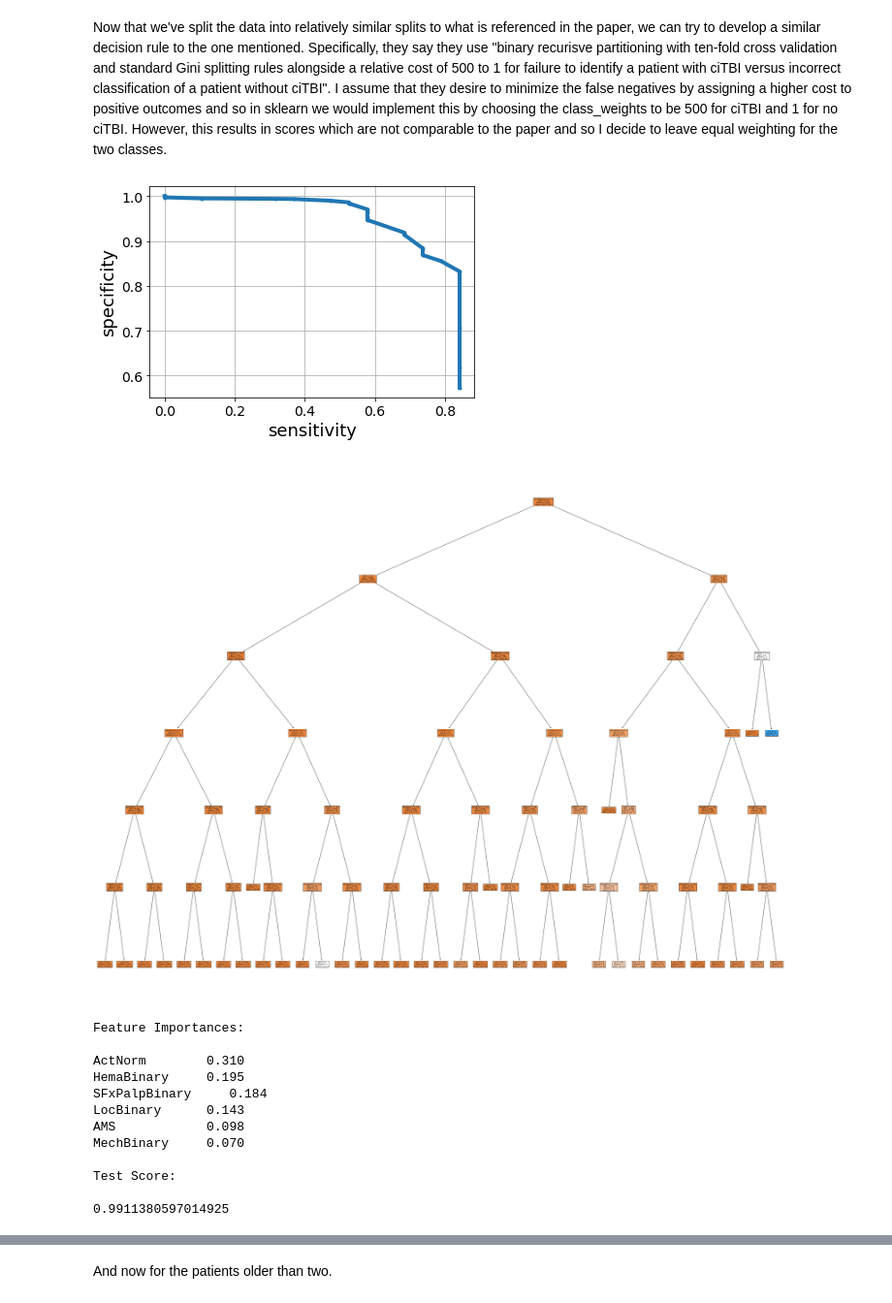
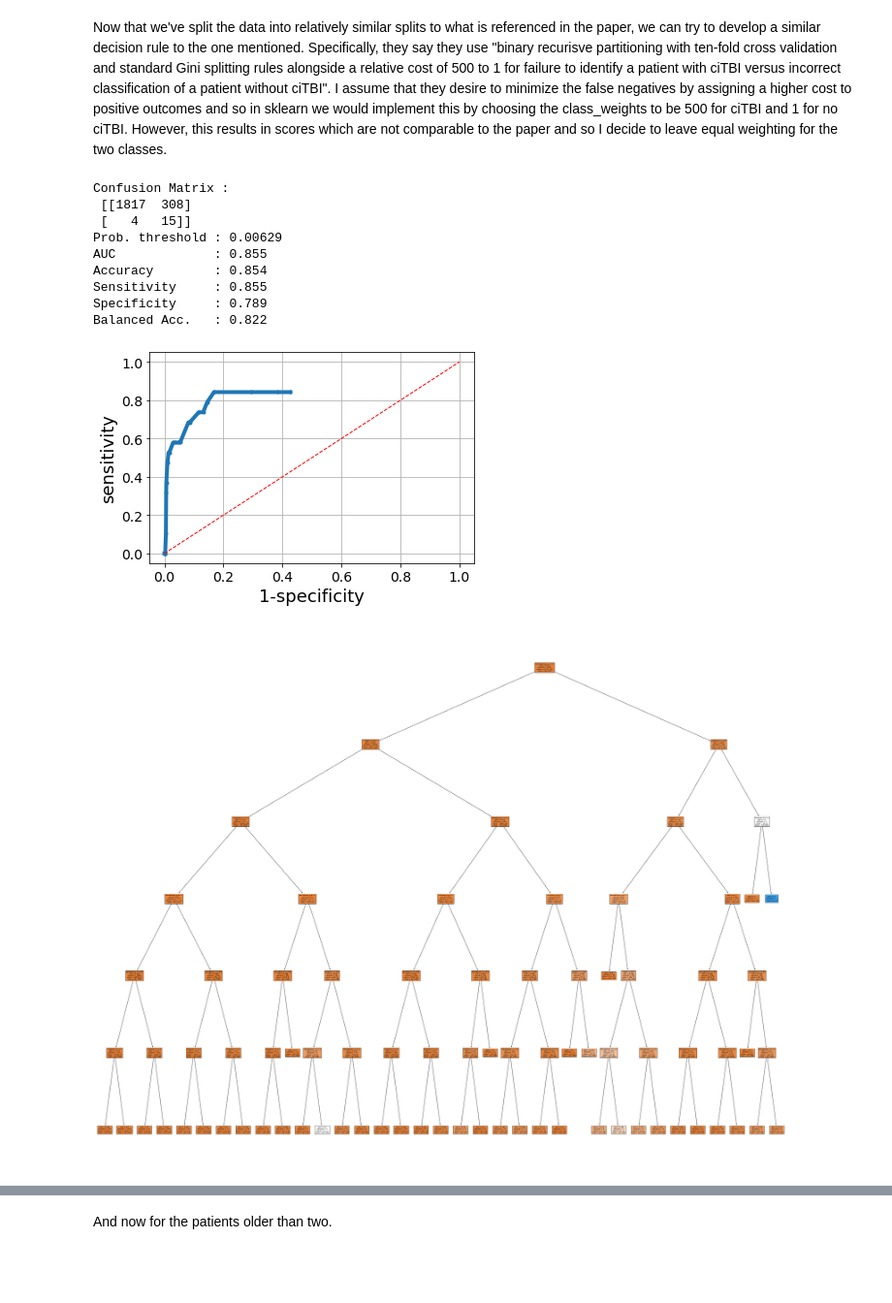
Before and after one commit to Yu-Group/clinical-rule-vetting, a Jupyter notebook: rulevetting/projects/tbi_pecarn/notebooks/Baseline.ipynb, the cells around one changed output, grey strips where cells are left out. Shown at 97% size. Drawn from its saved outputs; the diff is of its cells as text; code cells hidden in the pictures; blank space fills up the shorter version.

```diff
--- a/rulevetting/projects/tbi_pecarn/notebooks/Baseline.ipynb
+++ b/rulevetting/projects/tbi_pecarn/notebooks/Baseline.ipynb
@@ -156,54 +307,22 @@ Now that we've split the data into relatively similar splits to what is referenc
 # %%
 # looking at the young decision tree - first with equal weights and same depth
 outcome_def = 'PosIntFinal'
 X_train = df_young_train.drop(columns=outcome_def)
 y_train = df_young_train[outcome_def].values
 X_tune = df_young_test.drop(columns=outcome_def)
 y_tune = df_young_test[outcome_def].values
 feature_names = list(X_train)
 
-def predict_and_save(model, model_name='decision_tree'):
-    '''Plots cv and returns cv, saves all stats
-    '''
-    results = {'model': model}
-    for x, y, suffix in zip([X_train, X_tune],
-                            [y_train, y_tune],
-                            ['_train', '_tune']):
-        stats, threshes = validation.all_stats_curve(y, model.predict_proba(x)[:, 1],
-                                                     plot=suffix == '_tune')
-        for stat in stats.keys():
-            results[stat + suffix] = stats[stat]
-        results['threshes' + suffix] = threshes
-    return stats, threshes
-
-# fitting the model
-dt = DecisionTreeClassifier(max_depth=6, class_weight={0: 1, 1: 1})
-dt.fit(X_train, y_train)
-stats, threshes = predict_and_save(dt, model_name='decision_tree')
-plt.show()
-
-fig = plt.figure(figsize=(50, 40))
-plot_tree(dt, feature_names=feature_names, filled=True)
-plt.show()
-
-print('Feature Importances:\n')
-for col, val in sorted(zip(X_train.columns, dt.feature_importances_), key=lambda x: x[1], reverse=True)[:10]:
-    print(f'{col:10}{val:10.3f}')
-
-print('\nTest Score:\n')
-print(dt.score(X_tune, y_tune))
+decision_tree(X_train, y_train, X_tune, y_tune, weights={0:1, 1:1}, max_depth=6)
 # %% [output]
+Confusion Matrix :
+ [[1817  308]
+ [   4   15]]
+Prob. threshold : 0.00629
+AUC             : 0.855
+Accuracy        : 0.854
+Sensitivity     : 0.855
+Specificity     : 0.789
+Balanced Acc.   : 0.822
-[figure, old version]
+[figure, new version]
-[figure, old version]
+[figure, new version]
-Feature Importances:
-
-ActNorm        0.310
-HemaBinary     0.195
-SFxPalpBinary     0.184
-LocBinary      0.143
-AMS            0.098
-MechBinary     0.070
-
-Test Score:
-
-0.9911380597014925
```
Also changed, not shown: parts of 10 cells of this notebook, 8 other files.
